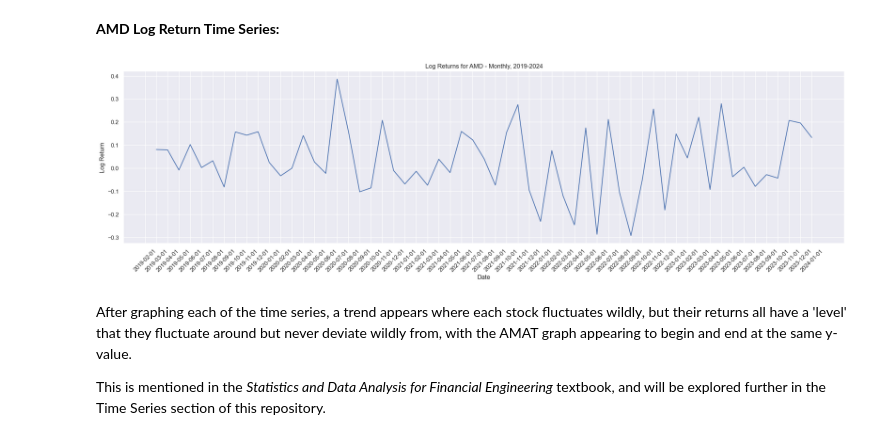
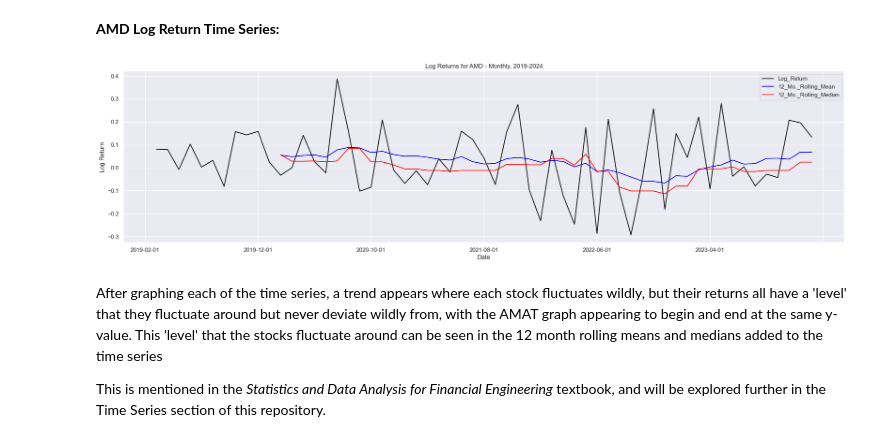
Before and after one commit to dBCooper2/pythonic-finance, a Jupyter notebook: notebooks/financial_data/returns_textbook_notes.ipynb, the cells around one changed output. Drawn from its saved outputs; the diff is of its cells as text; code cells hidden in the pictures.

```diff
--- a/notebooks/financial_data/returns_textbook_notes.ipynb
+++ b/notebooks/financial_data/returns_textbook_notes.ipynb
@@ -378,19 +384,22 @@ __AMD Log Return Time Series:__
 # %%
 amd_df.set_index(amd_df['Date'], inplace=True)
 
 fig, ax = plt.subplots(figsize = (25,6))
 plt.xticks(rotation=45)
 
-ax.plot(amd_df.index, amd_df['Log_Return'])
+amd_df['12_Mo._Rolling_Mean'] = amd_df['Log_Return'].rolling(12).mean()
+amd_df['12_Mo._Rolling_Median'] = amd_df['Log_Return'].rolling(12).median()
+
+amd_df[['Log_Return', '12_Mo._Rolling_Mean', '12_Mo._Rolling_Median']].plot(ax=ax, color=['black', 'blue', 'red'])
 
 ax.set_xlabel('Date')
 ax.set_ylabel('Log Return')
 ax.set_title('Log Returns for AMD - Monthly, 2019-2024')
 
 plt.show()
 # %% [output]
-[figure, old version]
+[figure, new version]
 # %% [markdown]
-After graphing each of the time series, a trend appears where each stock fluctuates wildly, but their returns all have a 'level' that they fluctuate around but never deviate wildly from, with the AMAT graph appearing to begin and end at the same y-value.
+After graphing each of the time series, a trend appears where each stock fluctuates wildly, but their returns all have a 'level' that they fluctuate around but never deviate wildly from, with the AMAT graph appearing to begin and end at the same y-value. This 'level' that the stocks fluctuate around can be seen in the 12 month rolling means and medians added to the time series
 
 This is mentioned in the _Statistics and Data Analysis for Financial Engineering_ textbook, and will be explored further in the Time Series section of this repository.
```
Also changed, not shown: parts of 2 cells of this notebook, 3 other files.
